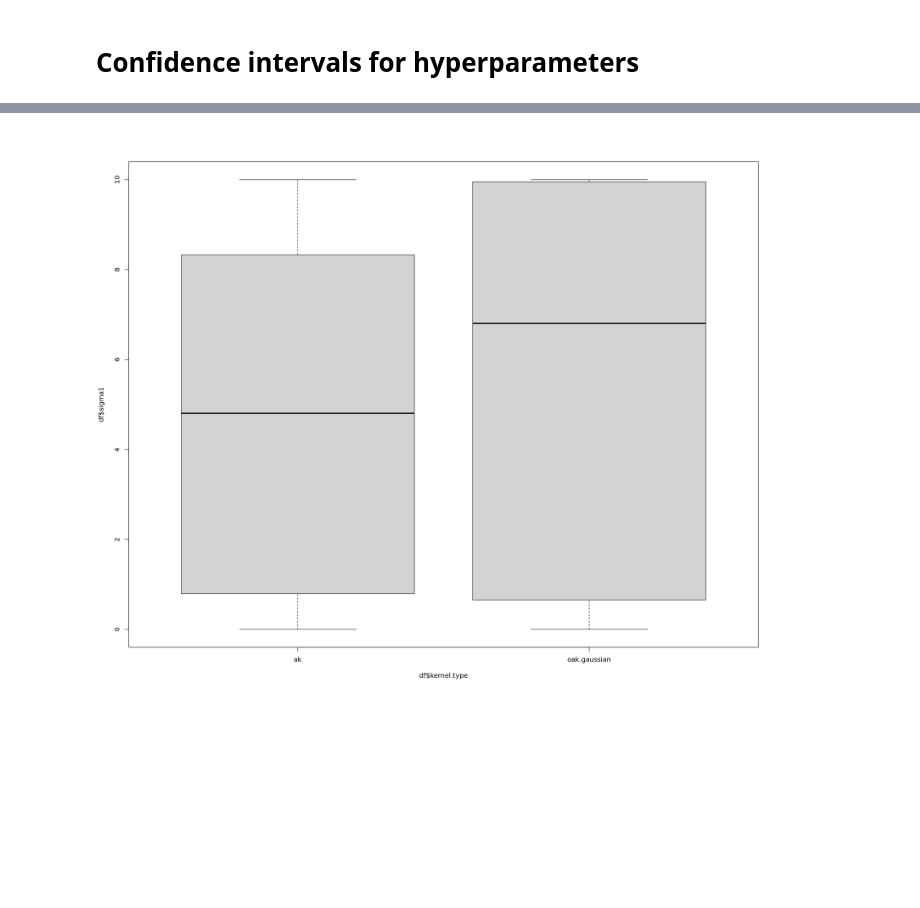
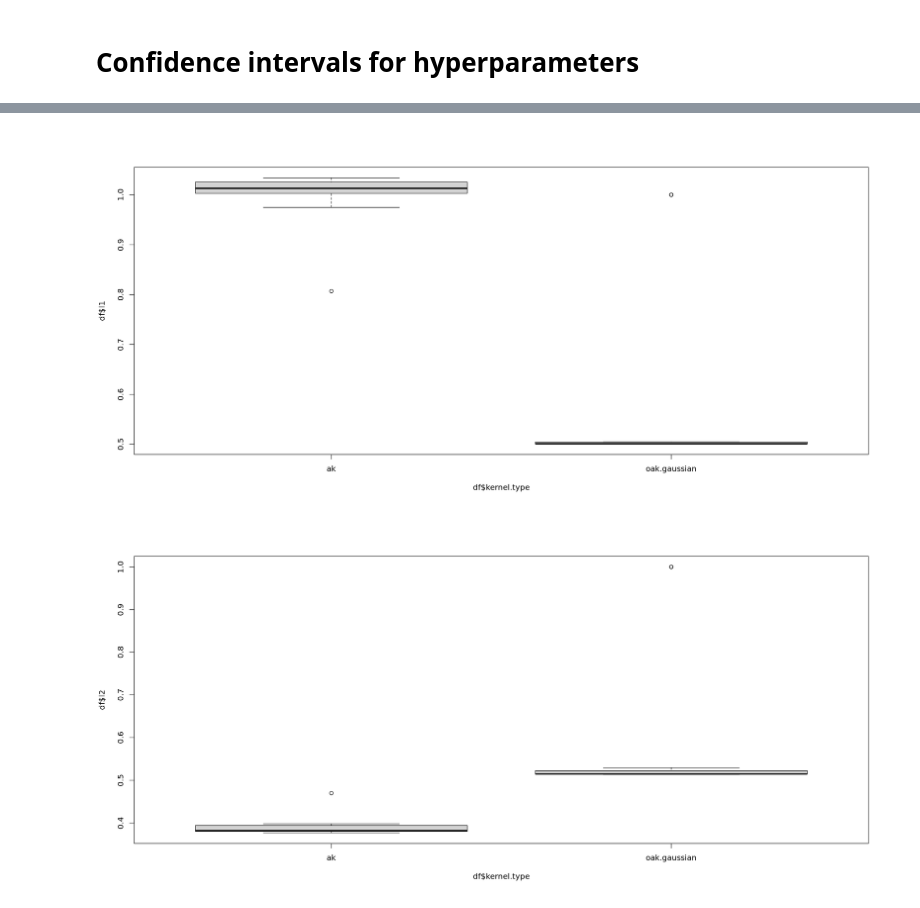
Before and after one commit to david-gomez-guillen/phd, a Jupyter notebook: notebooks/Bayesian Optimization demo (Additive kernels).ipynb, the cells around one changed output, grey strips where cells are left out. Saved outputs shown, nothing was run; the diff lists cells and outputs as text; code cells hidden in the pictures; blank space fills up the shorter version.

```diff
--- a/notebooks/Bayesian Optimization demo (Additive kernels).ipynb
+++ b/notebooks/Bayesian Optimization demo (Additive kernels).ipynb
@@ -786,5 +873,8 @@ boxplot(df$sigma2 ~ df$kernel.type)
-# %%
-df2 <- df[df$mse<.001,]
-boxplot(df$sigma1 ~ df$kernel.type)
-# %% [output]
-[figure, removed]
+# %%
+options(repr.plot.width=17, repr.plot.height=8)
+
+boxplot(df$l1 ~ df$kernel.type)
+boxplot(df$l2 ~ df$kernel.type)
+# %% [output]
+[figure, added]
+[figure, added]
```
Also changed, not shown: parts of 13 cells of this notebook, 45 other files.
